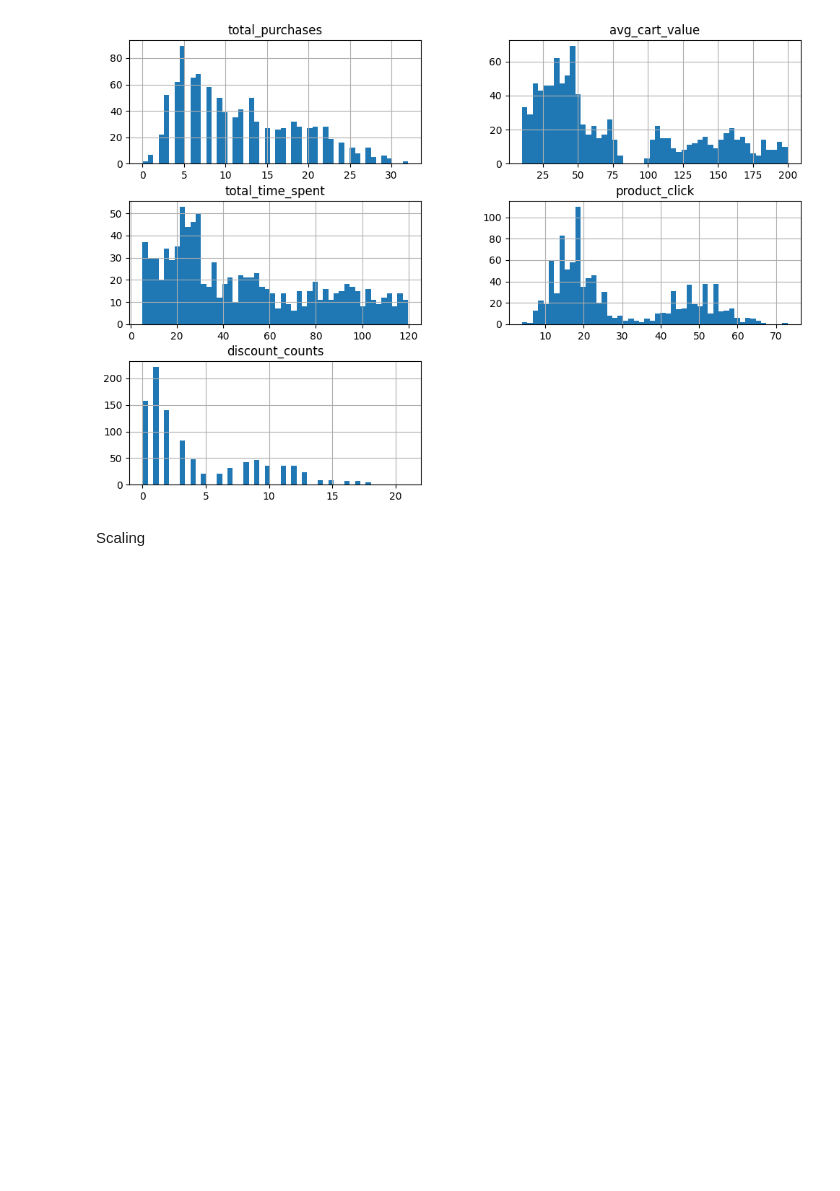
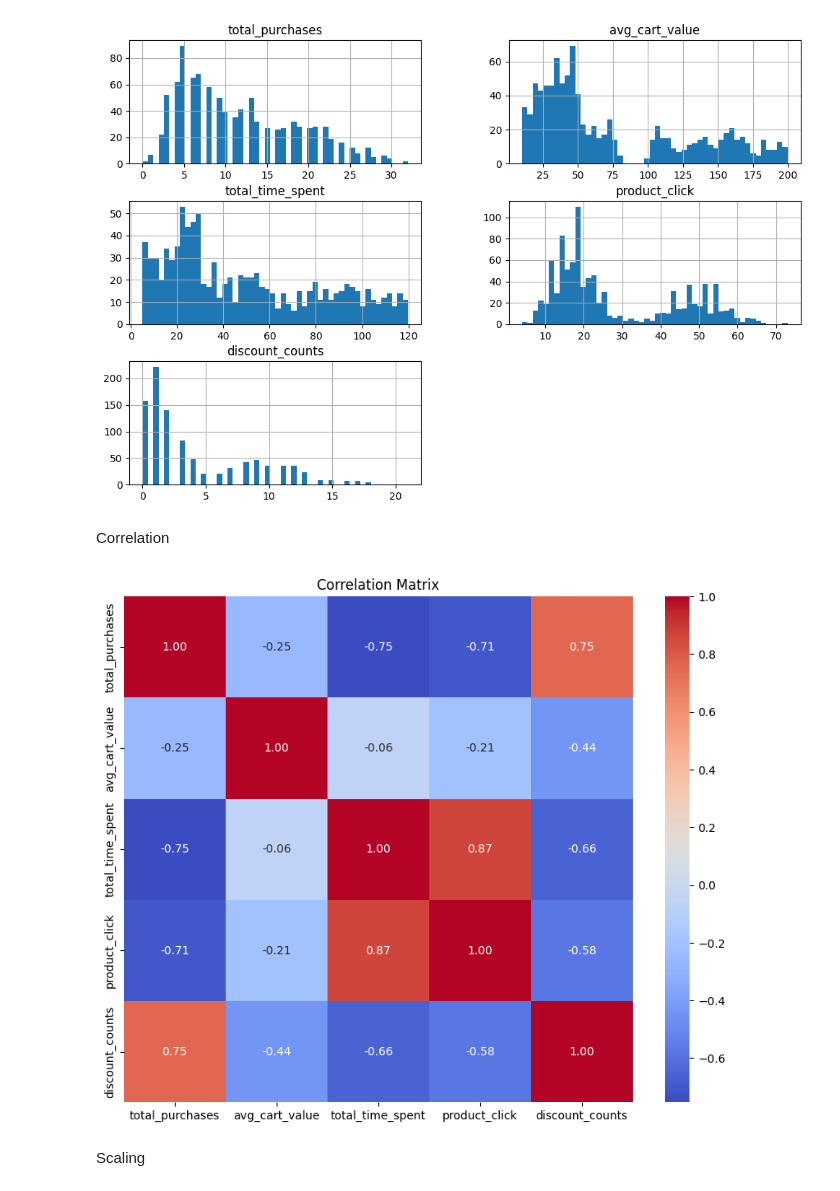
Before and after one commit to Neural-Navigators-CSI/Intellihack_Neural_Navigators_Task02, a Jupyter notebook: notebook_02.ipynb, the cells around one changed output. Saved outputs shown, nothing was run; the diff lists cells and outputs as text; code cells hidden in the pictures; blank space fills up the shorter version.

Commit message:
correlation matrix added

```diff
--- a/notebook_02.ipynb
+++ b/notebook_02.ipynb
@@ -106,6 +106,17 @@ min           0.000000
 75%           8.000000
 max          21.000000
 [figure]
+# %% [markdown]
+Correlation
+# %%
+correlation_matrix = data.drop(columns='customer_id').corr()
+
+plt.figure(figsize=(10, 8))
+sns.heatmap(correlation_matrix, annot=True, fmt=".2f", cmap='coolwarm')
+plt.title('Correlation Matrix')
+plt.show()
+# %% [output]
+[figure, added]
 # %%
 data.set_index('customer_id', inplace=True)
 features = data[['total_purchases', 'avg_cart_value', 'total_time_spent', 'product_click', 'discount_counts']]
```
Also changed, not shown: 1 other file.
